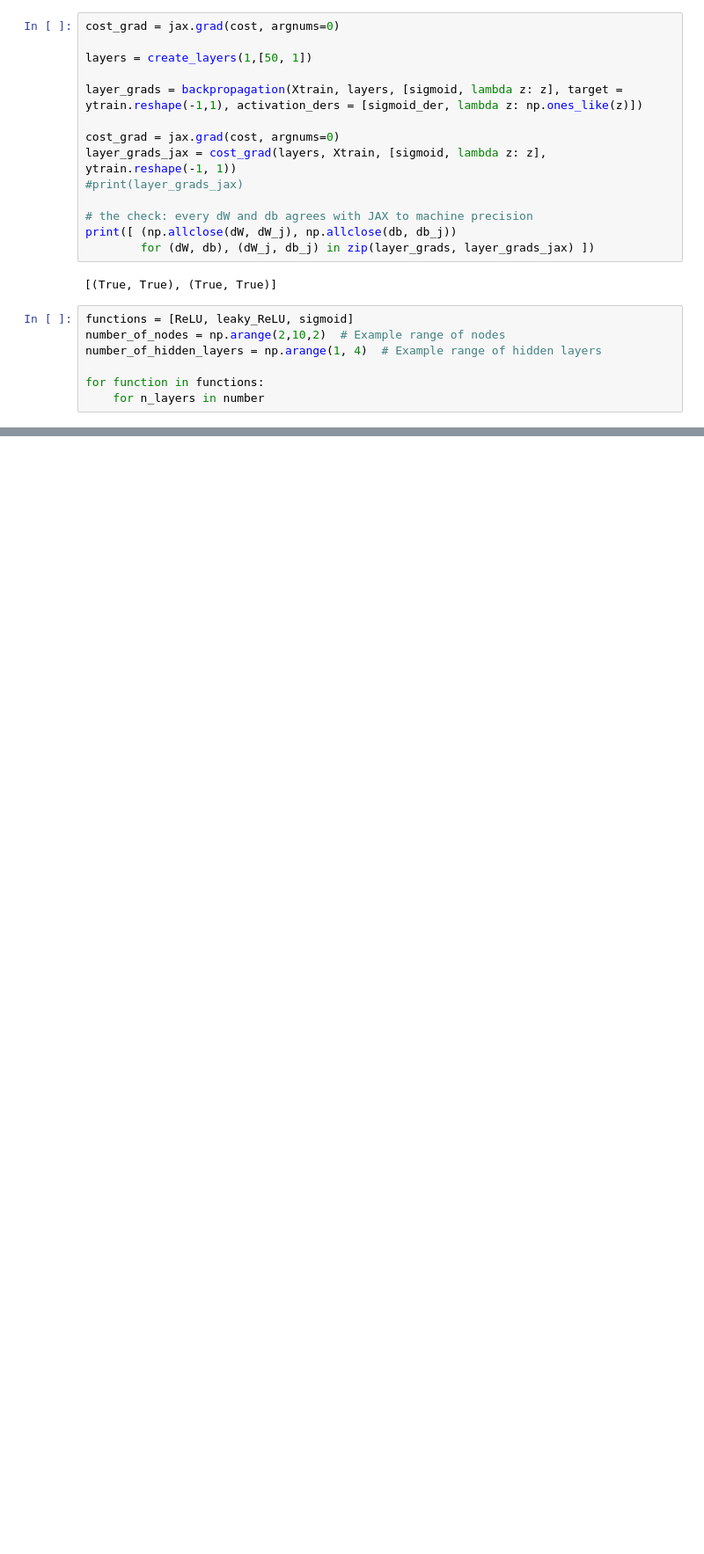
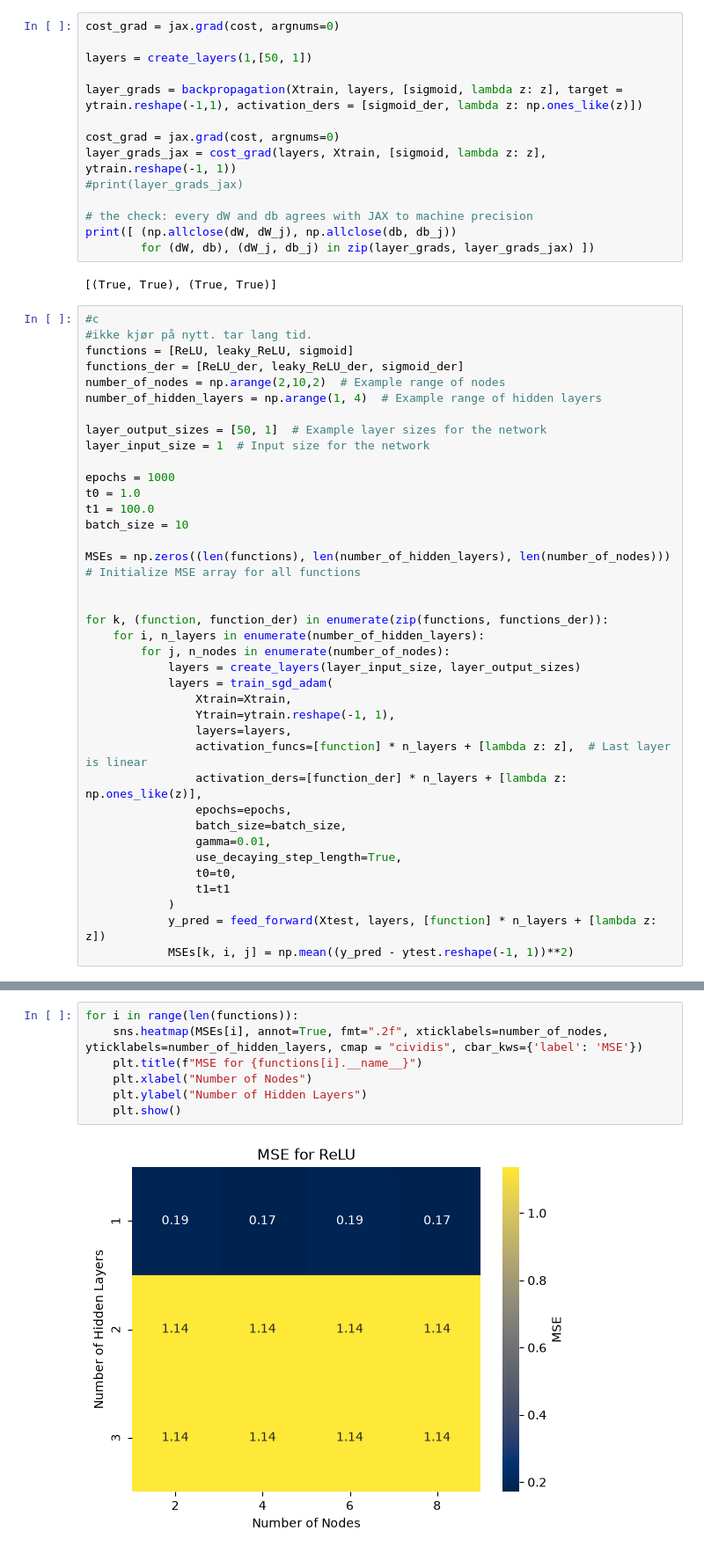
Before and after one commit to kevintannum/FYS-STK3155---Projects---UiO, a Jupyter notebook: Code/project2.ipynb, the cells around one changed output, grey strips where cells are left out. Shown at 88% size. Saved outputs shown, nothing was run; the diff lists cells and outputs as text; blank space fills up the shorter version.

```diff
--- a/Code/project2.ipynb
+++ b/Code/project2.ipynb
@@ -355,9 +360,40 @@ print([ (np.allclose(dW, dW_j), np.allclose(db, db_j))
 # %% [output]
 [(True, True), (True, True)]
 # %%
+#c
+#ikke kjør på nytt. tar lang tid.
 functions = [ReLU, leaky_ReLU, sigmoid]
+functions_der = [ReLU_der, leaky_ReLU_der, sigmoid_der]
 number_of_nodes = np.arange(2,10,2)  # Example range of nodes
 number_of_hidden_layers = np.arange(1, 4)  # Example range of hidden layers
 
-for function in functions:
-    for n_layers in number
+layer_output_sizes = [50, 1]  # Example layer sizes for the network
+layer_input_size = 1  # Input size for the network
+
+epochs = 1000
+t0 = 1.0
+t1 = 100.0
+batch_size = 10
+
+MSEs = np.zeros((len(functions), len(number_of_hidden_layers), len(number_of_nodes)))  # Initialize MSE array for all functions
+
+
+for k, (function, function_der) in enumerate(zip(functions, functions_der)):
+    for i, n_layers in enumerate(number_of_hidden_layers):
+        for j, n_nodes in enumerate(number_of_nodes):
+            layers = create_layers(layer_input_size, layer_output_sizes)
+            layers = train_sgd_adam(
+                Xtrain=Xtrain,
+                Ytrain=ytrain.reshape(-1, 1),
+                layers=layers,
+                activation_funcs=[function] * n_layers + [lambda z: z],  # Last layer is linear
+                activation_ders=[function_der] * n_layers + [lambda z: np.ones_like(z)],
+                epochs=epochs,
+                batch_size=batch_size,
+                gamma=0.01,
+                use_decaying_step_length=True,
+                t0=t0,
+                t1=t1
+            )
+            y_pred = feed_forward(Xtest, layers, [function] * n_layers + [lambda z: z])
+            MSEs[k, i, j] = np.mean((y_pred - ytest.reshape(-1, 1))**2)
@@ -365,0 +400,9 @@ SyntaxError: expected ':' (805249612.py, line 6)
+# %%
+for i in range(len(functions)):
+    sns.heatmap(MSEs[i], annot=True, fmt=".2f", xticklabels=number_of_nodes, yticklabels=number_of_hidden_layers, cmap = "cividis", cbar_kws={'label': 'MSE'})
+    plt.title(f"MSE for {functions[i].__name__}")
+    plt.xlabel("Number of Nodes")
+    plt.ylabel("Number of Hidden Layers")
+    plt.show()
+# %% [output]
+[figure, added]
```
Also changed, not shown: parts of 4 cells of this notebook.
